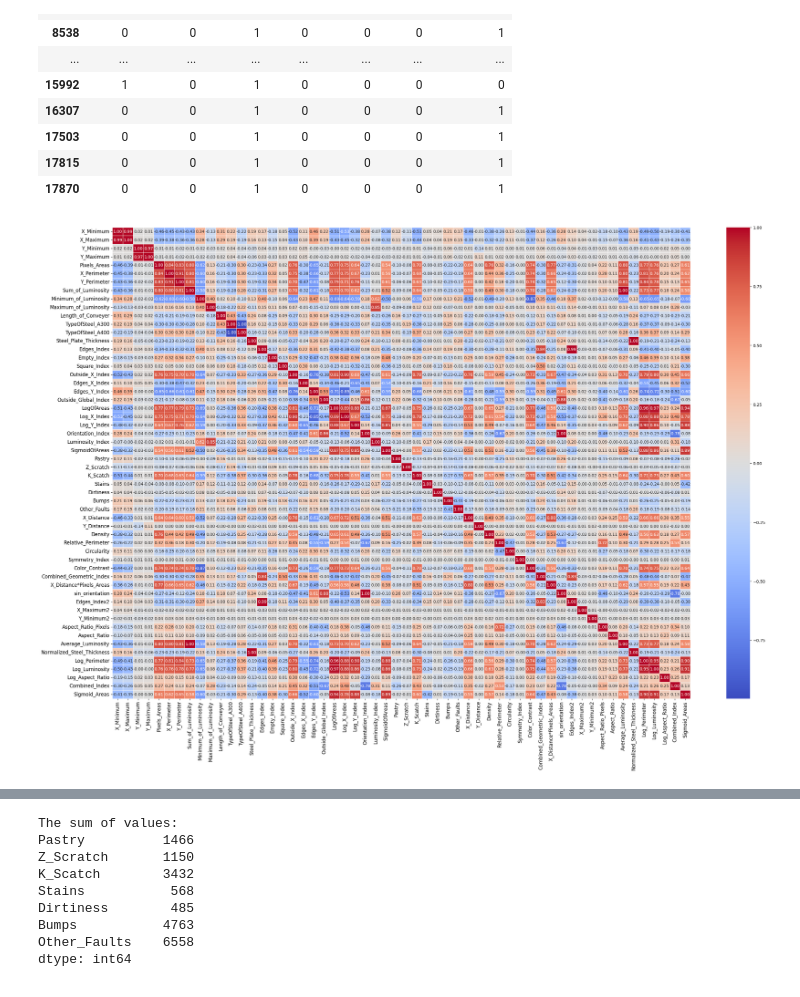
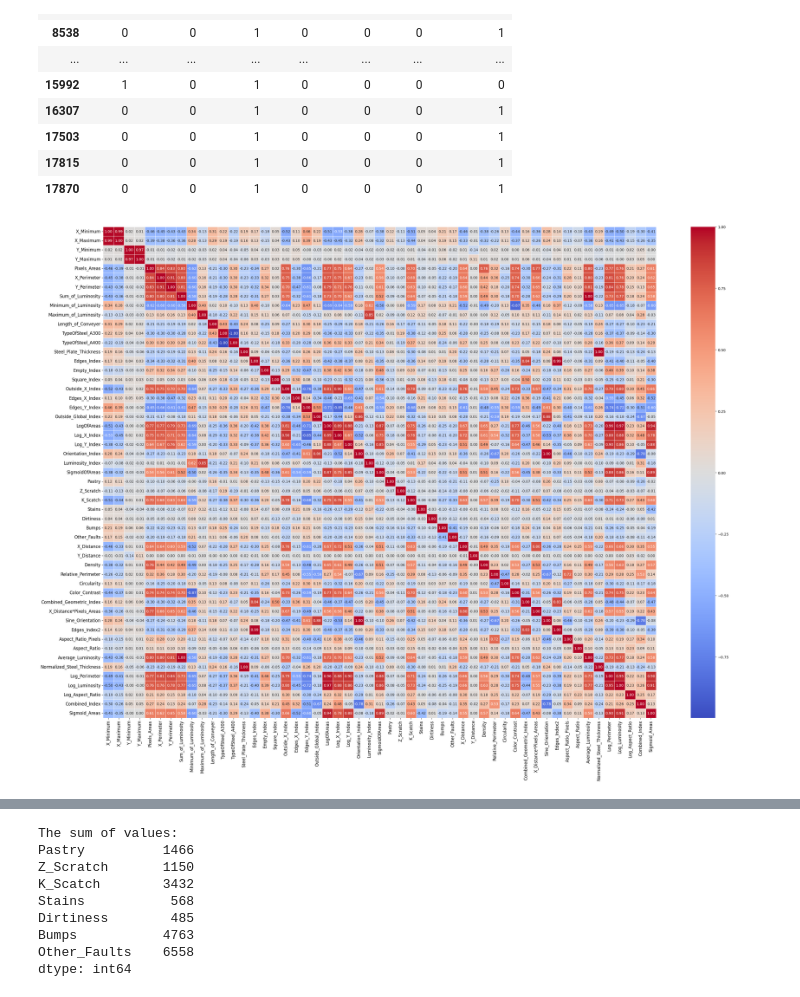
Before and after one commit to felipedds/steel-plate-defect-prediction, a Jupyter notebook: notebooks/analysis-2.ipynb, the cells around one changed output, grey strips where cells are left out. Drawn from its saved outputs; the diff is of its cells as text; code cells hidden in the pictures.

```diff
--- a/notebooks/analysis-2.ipynb
+++ b/notebooks/analysis-2.ipynb
@@ -135,9 +135,6 @@ class FeatureEngineering:
         # Circularity Feature
         X["Circularity"] = X["Pixels_Areas"] / (X["X_Perimeter"] ** 2)
 
-        # Symmetry Index Feature
-        X["Symmetry_Index"] = np.abs(X["X_Distance"] - X["Y_Distance"]) / (X["X_Distance"] + X["Y_Distance"] + epsilon)
-
         # Color Contrast Feature
         X["Color_Contrast"] = X["Maximum_of_Luminosity"] - X["Minimum_of_Luminosity"]
 
@@ -148,10 +145,8 @@ class FeatureEngineering:
         X["X_Distance*Pixels_Areas"] = X["X_Distance"] * X["Pixels_Areas"]
 
         # Additional Features
-        X["sin_orientation"] = np.sin(X["Orientation_Index"])
+        X["Sine_Orientation"] = np.sin(X["Orientation_Index"])
         X["Edges_Index2"] = np.exp(X["Edges_Index"] + epsilon)
-        X["X_Maximum2"] = np.sin(X["X_Maximum"])
-        X["Y_Minimum2"] = np.sin(X["Y_Minimum"])
         X["Aspect_Ratio_Pixels"] = np.where(X["Y_Perimeter"] == 0, 0, X["X_Perimeter"] / X["Y_Perimeter"])
         X["Aspect_Ratio"] = np.where(X["Y_Distance"] == 0, 0, X["X_Distance"] / X["Y_Distance"])
 
@@ -173,5 +168,7 @@ class FeatureEngineering:
         return X
 
 df_train = FeatureEngineering().fit_transform(df_train)
+df_test = FeatureEngineering().fit_transform(df_test)
+print(df_train.columns, df_test.columns)
 df_train.head()
 # %% [output]
@@ -253,13 +267,13 @@ Number of More than one faults: 21
 | 17870 | 0 | 0 | 1 | 0 | 0 | 0 | 1 |
 # %%
 df_corr = df_train.corr()
-plt.figure(figsize=(32, 21))
+plt.figure(figsize=(35, 25))
 sns.heatmap(df_corr, annot=True, cmap="coolwarm", fmt=".2f", linewidths=0.5)
 plt.xticks(fontsize=12)
 plt.yticks(fontsize=12)
 plt.show()
 # %% [output]
-[figure, old version]
+[figure, new version]
 # %%
 plt.figure(figsize=(32, 21), facecolor="lightgrey")
 df_train.hist(bins=20, figsize=(15, 10), color="lightcoral", edgecolor="black", grid=True)
```
Also changed, not shown: parts of 15 cells of this notebook, 3 other files.
